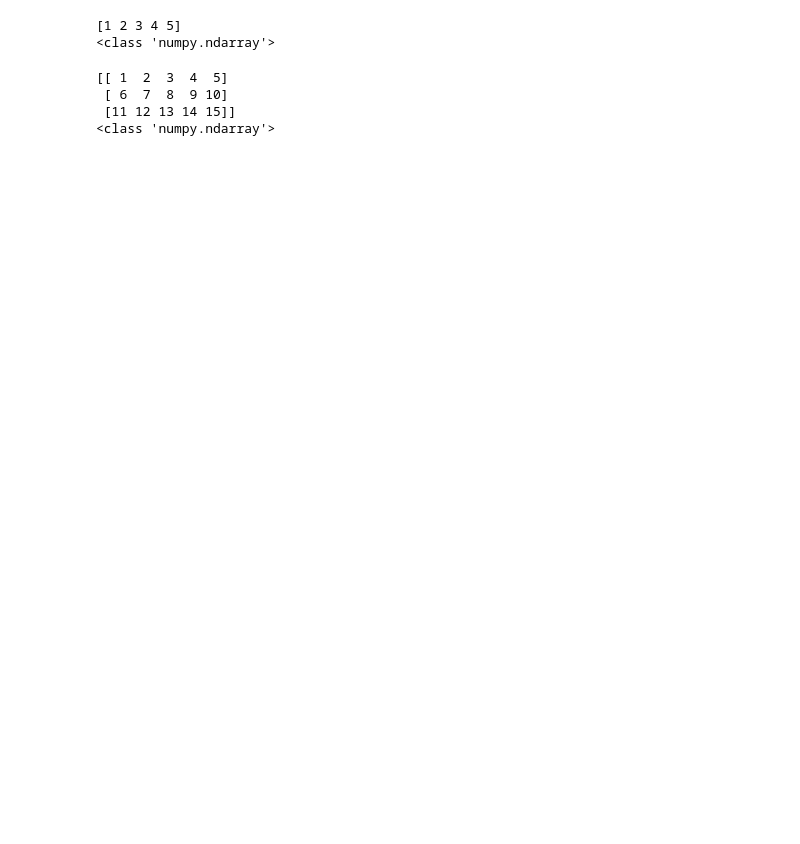
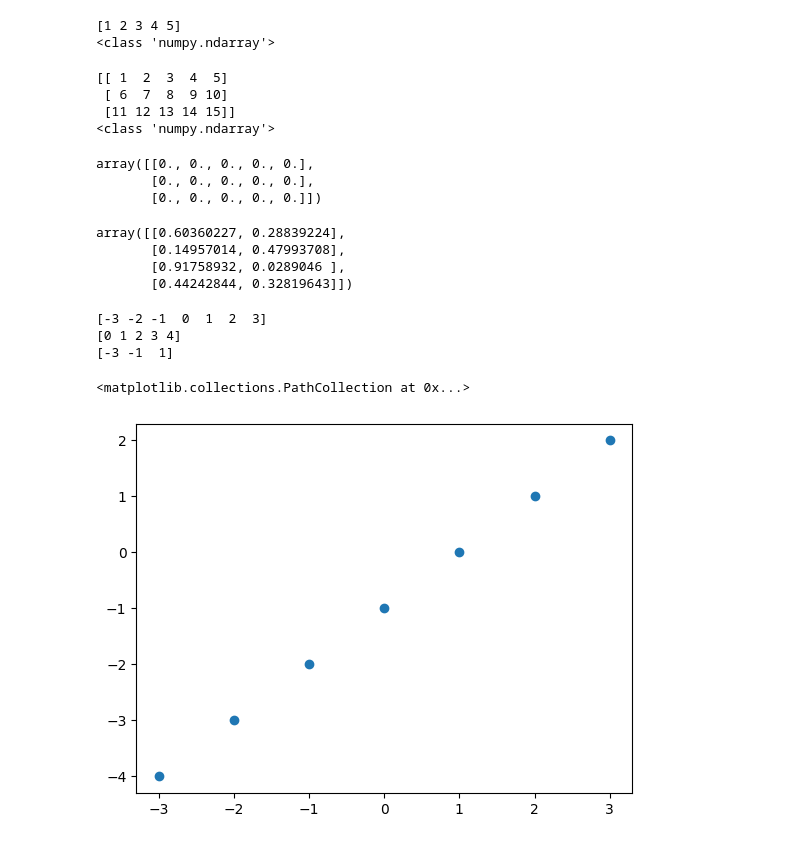
Before and after one commit to nirmalaraj77/Python, a Jupyter notebook: Python.ipynb, the cells around one changed output. Cells and saved outputs as stored; diff of their text form; code cells hidden in the pictures; blank space fills up the shorter version.

```diff
--- a/Python.ipynb
+++ b/Python.ipynb
@@ -1568,3 +1569,36 @@ print(type(array))
  [ 6  7  8  9 10]
  [11 12 13 14 15]]
 <class 'numpy.ndarray'>
+# %%
+#  Create arrays from np.zeros
+np.zeros((3, 5))
+# %% [output]
+array([[0., 0., 0., 0., 0.],
+       [0., 0., 0., 0., 0.],
+       [0., 0., 0., 0., 0.]])
+# %%
+#  Create arrays from np.random.random
+np.random.random((4, 2))
+# %% [output]
+array([[0.60360227, 0.28839224],
+       [0.14957014, 0.47993708],
+       [0.91758932, 0.0289046 ],
+       [0.44242844, 0.32819643]])
+# %%
+#  Create arrays from np.arange (evenly spaced numbers)
+#  Start value included - stop value not included
+#  Can be ignored if start is 4
+#  Gives sequential numbers - can be changed with step argument
+print(np.arange(-3, 4))
+print(np.arange(5))
+print(np.arange(-3, 3, 2))
+
+#  useful for plotting
+from matplotlib import pyplot as plt
+plt.scatter(np.arange(-3, 4), np.arange(-4, 3))
+# %% [output]
+[-3 -2 -1  0  1  2  3]
+[0 1 2 3 4]
+[-3 -1  1]
+<matplotlib.collections.PathCollection at 0x...>
+[figure, added]
```
Also changed, not shown: parts of 1 cell of this notebook.
